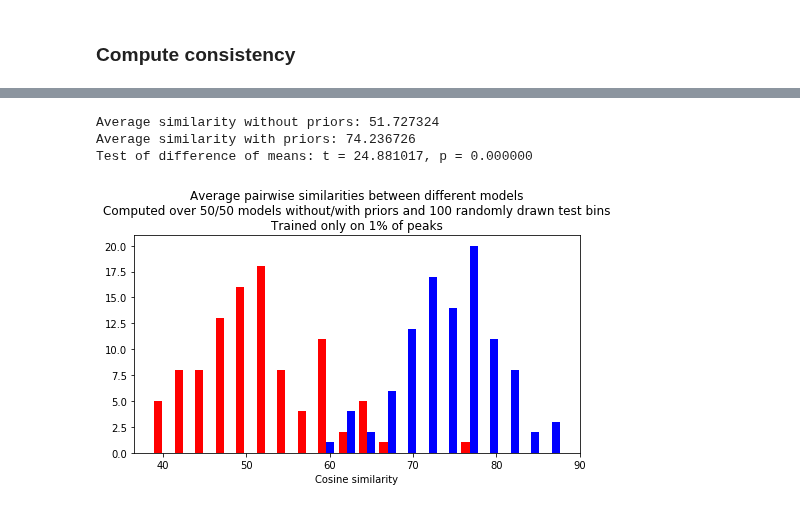
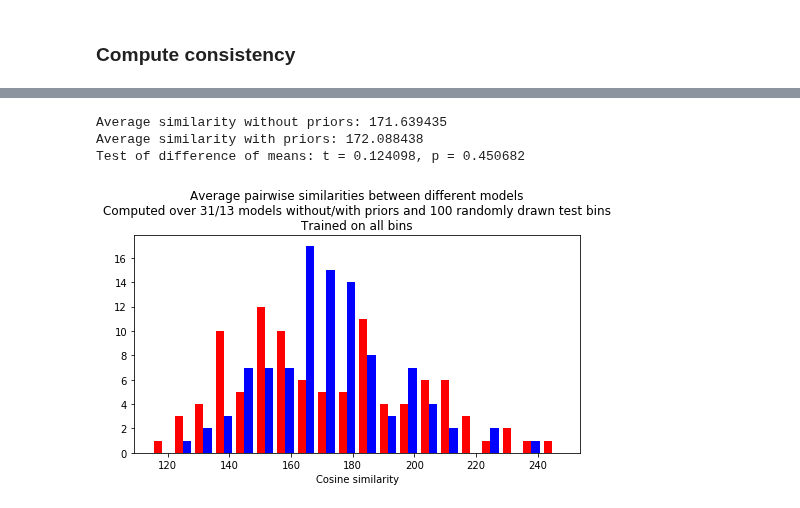
Before and after one commit to amtseng/fourier_attribution_priors, a Jupyter notebook: notebooks/model_gradient_consistency.ipynb, the cells around one changed output, grey strips where cells are left out. Cells and saved outputs as stored; diff of their text form; code cells hidden in the pictures.

```diff
--- a/notebooks/model_gradient_consistency.ipynb
+++ b/notebooks/model_gradient_consistency.ipynb
@@ -24,7 +24,7 @@ Please use `tqdm.notebook.tqdm` instead of `tqdm.tqdm_notebook`
 # %% [markdown]
 ### Define paths for the model and data of interest
 # %%
-model_type = "profile"
+model_type = "binary"
 # %%
 # Shared paths/constants
 reference_fasta = "/users/amtseng/genomes/hg38.fasta"
@@ -42,3 +42,11 @@ chrom_set = ["chr1"]
+# %%
+files_spec_path = "/users/amtseng/att_priors/data/processed/ENCODE_TFChIP/%s/config/E2F6/E2F6_training_paths.json" % model_type
+num_tasks = 2
+model_class = binary_models.BinaryPredictor if model_type == "binary" else profile_models.ProfilePredictorWithControls
+use_controls = True
+noprior_model_base_path = "/users/amtseng/att_priors/models/trained_models/%s_models/E2F6" % model_type
+prior_model_base_path = "/users/amtseng/att_priors/models/trained_models/%s_models/E2F6_prior" % model_type
+chrom_set = ["chr1"]
 # %%
 # Extract the file specs
 with open(files_spec_path, "r") as f:
@@ -255,18 +259,18 @@ def compute_gradients(model_paths, sample, batch_size=128):
 prior_grads, one_hot_seqs = compute_gradients(prior_model_paths, sample)
 noprior_grads, _ = compute_gradients(noprior_model_paths, sample)
 # %%
-# Plot out a few examples over some different models
-center_slice = slice(600, 700)
-for i in np.random.choice(num_samples, size=3):
-    print(sample[i])
-    print("=========================")
-    print("Without priors:")
-    print("---------------")
-    for j in np.random.choice(len(noprior_model_paths), size=3):
-        print("Model %d" % (j + 1))
-        viz_sequence.plot_weights(noprior_grads[j, i, center_slice] * one_hot_seqs[i, center_slice])
-    print("With priors:")
-    print("------------")
-    for j in np.random.choice(len(prior_model_paths), size=3):
-        print("Model %d" % (j + 1))
-        viz_sequence.plot_weights(prior_grads[j, i, center_slice] * one_hot_seqs[i, center_slice])
+# # Plot out a few examples over some different models
+# center_slice = slice(600, 700)
+# for i in np.random.choice(num_samples, size=3):
+#     print(sample[i])
+#     print("=========================")
+#     print("Without priors:")
+#     print("---------------")
+#     for j in np.random.choice(len(noprior_model_paths), size=3):
+#         print("Model %d" % (j + 1))
+#         viz_sequence.plot_weights(noprior_grads[j, i, center_slice] * one_hot_seqs[i, center_slice])
+#     print("With priors:")
+#     print("------------")
+#     for j in np.random.choice(len(prior_model_paths), size=3):
+#         print("Model %d" % (j + 1))
+#         viz_sequence.plot_weights(prior_grads[j, i, center_slice] * one_hot_seqs[i, center_slice])
@@ -339,28 +323,28 @@ noprior_sim_matrix = compute_similarity_matrix(noprior_grads, sim_func=cosine_si
 # %%
 noprior_avg_sims, prior_avg_sims = [], []
 bin_num = 20
 for i in range(num_samples):
     noprior_avg_sims.append(np.nanmean(noprior_sim_matrix[i][np.tril_indices(len(noprior_model_paths), k=-1)]))
     prior_avg_sims.append(np.nanmean(prior_sim_matrix[i][np.tril_indices(len(prior_model_paths), k=-1)]))
 plt.figure(figsize=(8, 4))
 plt.hist(
     [noprior_avg_sims, prior_avg_sims],
     bin_num, histtype="bar",
     label=["No prior", "With prior"], color=["red", "blue"]
 )
 plt.title(
     "Average pairwise similarities between different models" +
     "\nComputed over %d/%d models without/with priors and 100 randomly drawn test bins" % (len(noprior_model_paths), len(prior_model_paths)) +
-    "\nTrained only on 1% of peaks"
+    "\nTrained on all bins"
 )
 plt.xlabel("Cosine similarity")
 
 print("Average similarity without priors: %f" % np.nanmean(noprior_avg_sims))
 print("Average similarity with priors: %f" % np.nanmean(prior_avg_sims))
 t, p = scipy.stats.ttest_ind(prior_avg_sims, noprior_avg_sims)
 print("Test of difference of means: t = %f, p = %f" % (t, p / 2))
 # %% [output]
-Average similarity without priors: 51.727324
-Average similarity with priors: 74.236726
-Test of difference of means: t = 24.881017, p = 0.000000
+Average similarity without priors: 171.639435
+Average similarity with priors: 172.088438
+Test of difference of means: t = 0.124098, p = 0.450682
-[figure, old version]
+[figure, new version]
```
Also changed, not shown: parts of 4 cells of this notebook, 15 other files.
